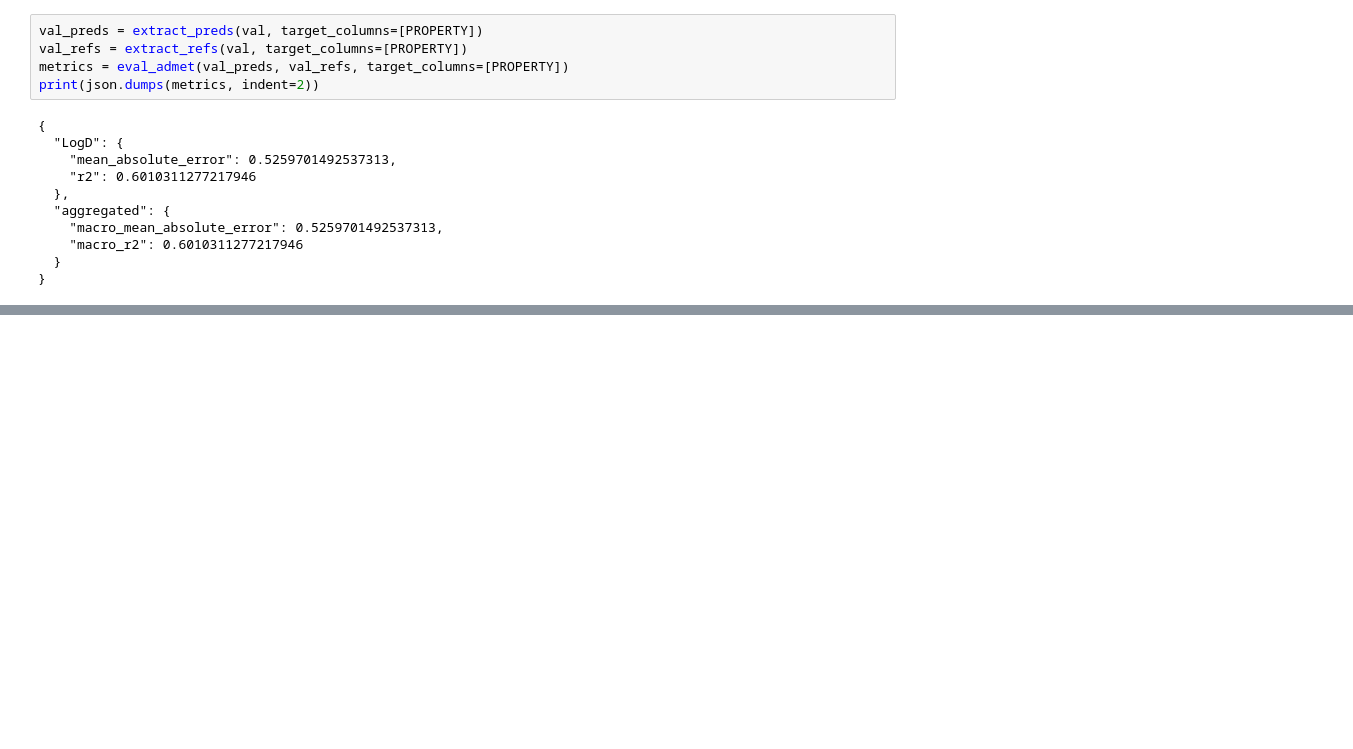
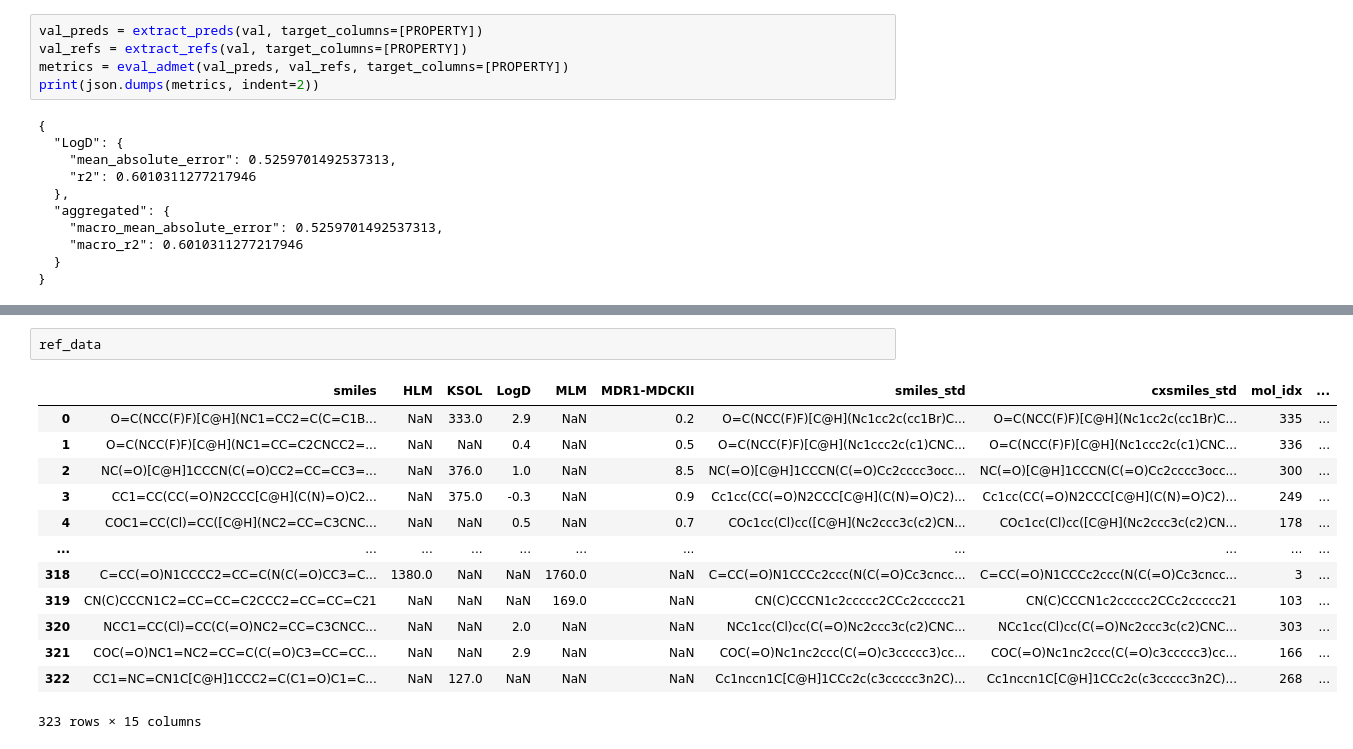
Before and after one commit to Alicegaz/AgenticADMET, a Jupyter notebook: notebooks/2.6_gemini_finetune.ipynb, the cells around one changed output, grey strips where cells are left out. Saved outputs shown, nothing was run; the diff lists cells and outputs as text; blank space fills up the shorter version.

```diff
--- a/notebooks/2.6_gemini_finetune.ipynb
+++ b/notebooks/2.6_gemini_finetune.ipynb
@@ -916,0 +921,16 @@ print(json.dumps(metrics, indent=2))
+# %%
+ref_data
+# %% [output]
+|  | smiles | HLM | KSOL | LogD | MLM | MDR1-MDCKII | smiles_std | cxsmiles_std | mol_idx | ... |
+| 0 | O=C(NCC(F)F)[C@H](NC1=CC2=C(C=C1B... | NaN | 333.0 | 2.9 | NaN | 0.2 | O=C(NCC(F)F)[C@H](Nc1cc2c(cc1Br)C... | O=C(NCC(F)F)[C@H](Nc1cc2c(cc1Br)C... | 335 | ... |
+| 1 | O=C(NCC(F)F)[C@H](NC1=CC=C2CNCC2=... | NaN | NaN | 0.4 | NaN | 0.5 | O=C(NCC(F)F)[C@H](Nc1ccc2c(c1)CNC... | O=C(NCC(F)F)[C@H](Nc1ccc2c(c1)CNC... | 336 | ... |
+| 2 | NC(=O)[C@H]1CCCN(C(=O)CC2=CC=CC3=... | NaN | 376.0 | 1.0 | NaN | 8.5 | NC(=O)[C@H]1CCCN(C(=O)Cc2cccc3occ... | NC(=O)[C@H]1CCCN(C(=O)Cc2cccc3occ... | 300 | ... |
+| 3 | CC1=CC(CC(=O)N2CCC[C@H](C(N)=O)C2... | NaN | 375.0 | -0.3 | NaN | 0.9 | Cc1cc(CC(=O)N2CCC[C@H](C(N)=O)C2)... | Cc1cc(CC(=O)N2CCC[C@H](C(N)=O)C2)... | 249 | ... |
+| 4 | COC1=CC(Cl)=CC([C@H](NC2=CC=C3CNC... | NaN | NaN | 0.5 | NaN | 0.7 | COc1cc(Cl)cc([C@H](Nc2ccc3c(c2)CN... | COc1cc(Cl)cc([C@H](Nc2ccc3c(c2)CN... | 178 | ... |
+| ... | ... | ... | ... | ... | ... | ... | ... | ... | ... | ... |
+| 318 | C=CC(=O)N1CCCC2=CC=C(N(C(=O)CC3=C... | 1380.0 | NaN | NaN | 1760.0 | NaN | C=CC(=O)N1CCCc2ccc(N(C(=O)Cc3cncc... | C=CC(=O)N1CCCc2ccc(N(C(=O)Cc3cncc... | 3 | ... |
+| 319 | CN(C)CCCN1C2=CC=CC=C2CCC2=CC=CC=C21 | NaN | NaN | NaN | 169.0 | NaN | CN(C)CCCN1c2ccccc2CCc2ccccc21 | CN(C)CCCN1c2ccccc2CCc2ccccc21 | 103 | ... |
+| 320 | NCC1=CC(Cl)=CC(C(=O)NC2=CC=C3CNCC... | NaN | NaN | 2.0 | NaN | NaN | NCc1cc(Cl)cc(C(=O)Nc2ccc3c(c2)CNC... | NCc1cc(Cl)cc(C(=O)Nc2ccc3c(c2)CNC... | 303 | ... |
+| 321 | COC(=O)NC1=NC2=CC=C(C(=O)C3=CC=CC... | NaN | NaN | 2.9 | NaN | NaN | COC(=O)Nc1nc2ccc(C(=O)c3ccccc3)cc... | COC(=O)Nc1nc2ccc(C(=O)c3ccccc3)cc... | 166 | ... |
+| 322 | CC1=NC=CN1C[C@H]1CCC2=C(C1=O)C1=C... | NaN | 127.0 | NaN | NaN | NaN | Cc1nccn1C[C@H]1CCc2c(c3ccccc3n2C)... | Cc1nccn1C[C@H]1CCc2c(c3ccccc3n2C)... | 268 | ... |
+323 rows × 15 columns
```
Also changed, not shown: parts of 27 cells of this notebook.
